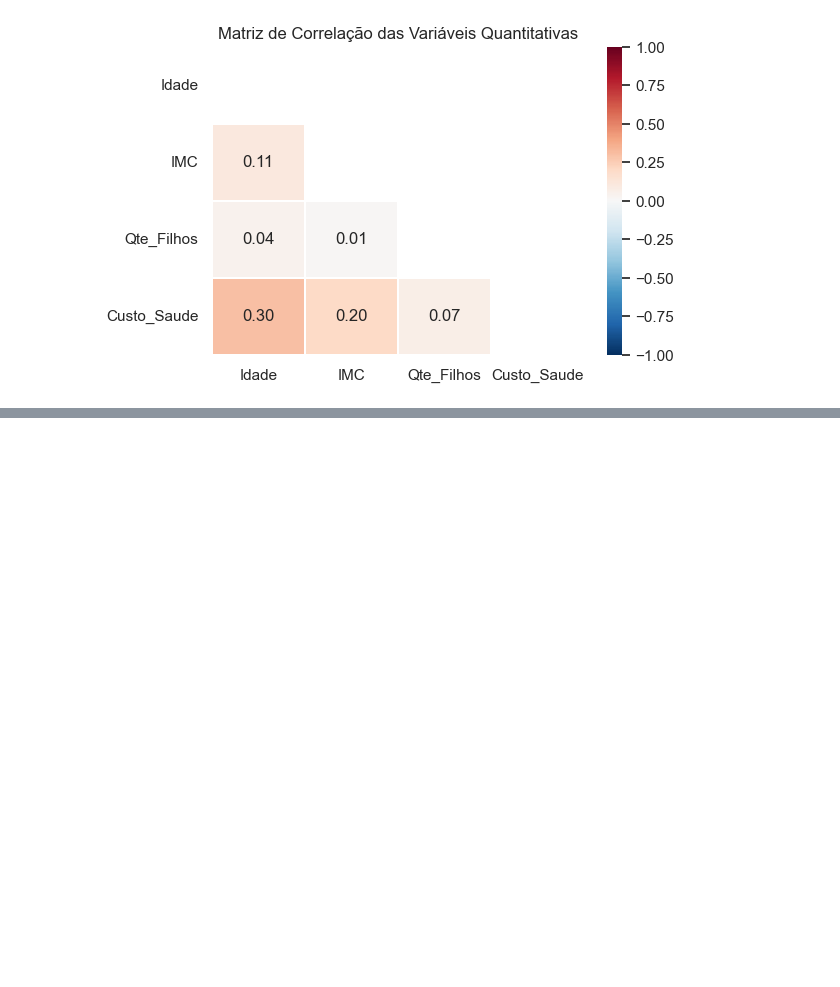
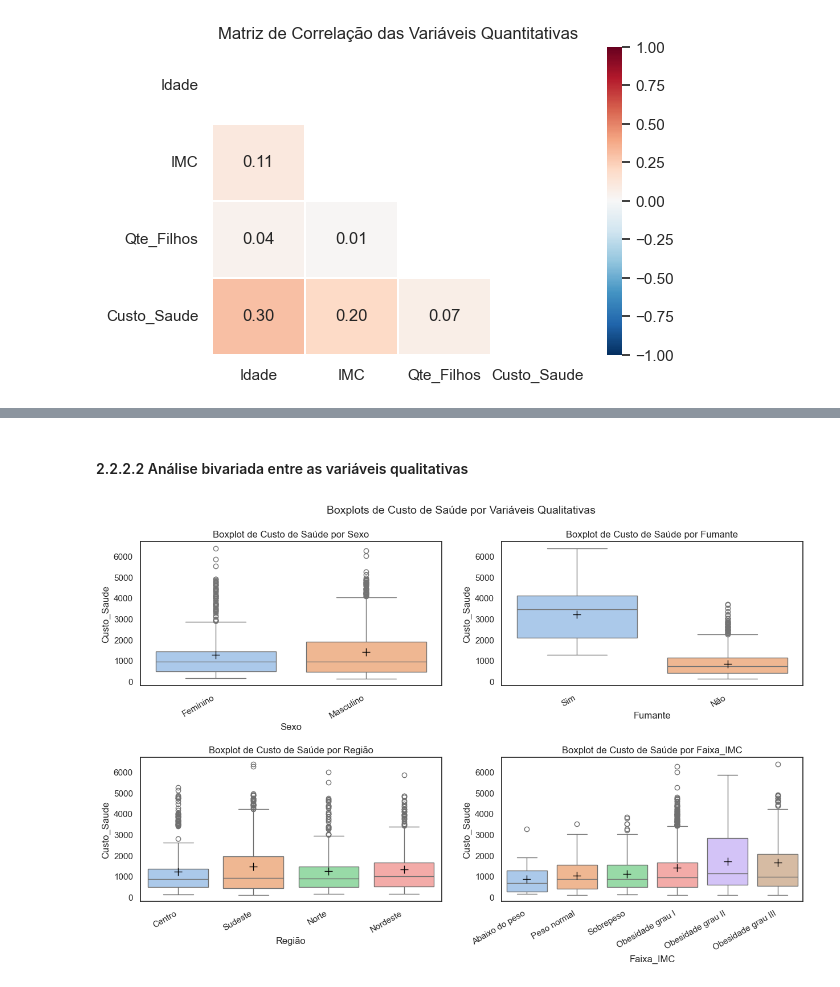
Before and after one commit to pauloivicentin/projeto_healthy_analytics, a Jupyter notebook: notebooks/analises_do_projeto.ipynb, the cells around one changed output, grey strips where cells are left out. Drawn from its saved outputs; the diff is of its cells as text; code cells hidden in the pictures; blank space fills up the shorter version.

```diff
--- a/notebooks/analises_do_projeto.ipynb
+++ b/notebooks/analises_do_projeto.ipynb
@@ -578,0 +586,28 @@ plt.show() # exibindo os gráficos
+# %% [markdown]
+#### 2.2.2.2 Análise bivariada entre as variáveis qualitativas
+# %%
+sns.set(style="white", palette="pastel") #Configuração do estilo dos gráficos
+
+plt.figure(figsize=(15, 8)) #Tamanho da figura
+
+for i, col in enumerate(variaveis_qualitativas,1):
+    plt.subplot(2,2, i) # Configurando o subplot - 2 linhas, 2 colunas, i índice atual
+    sns.boxplot(
+        x = col, # variável no eixo x
+        y = df['Custo_Saude'], # variável no eixo y
+        data = df, #
+        hue = col,
+        showmeans = True,
+        meanprops = {"marker": "+", "markeredgecolor": "black", "markersize":10} #definindo as propriedades da média no boxplot
+    )
+    plt.title(f'Boxplot de Custo de Saúde por {col}')
+    plt.xticks(rotation=30, ha='right')
+
+
+plt.suptitle('Boxplots de Custo de Saúde por Variáveis Qualitativas', fontsize=14) #Título geral da figura
+plt.subplots_adjust(top=0.9) # Ajustando o espaçamento superior para o título
+
+plt.subplots_adjust(hspace=0.5, wspace=0.2) # Ajustando o espaçamento entre os subplots
+plt.show() # Exibindo os gráficos
+# %% [output]
+[figure, added]
```
Also changed, not shown: parts of 17 cells of this notebook, 1 other file.
